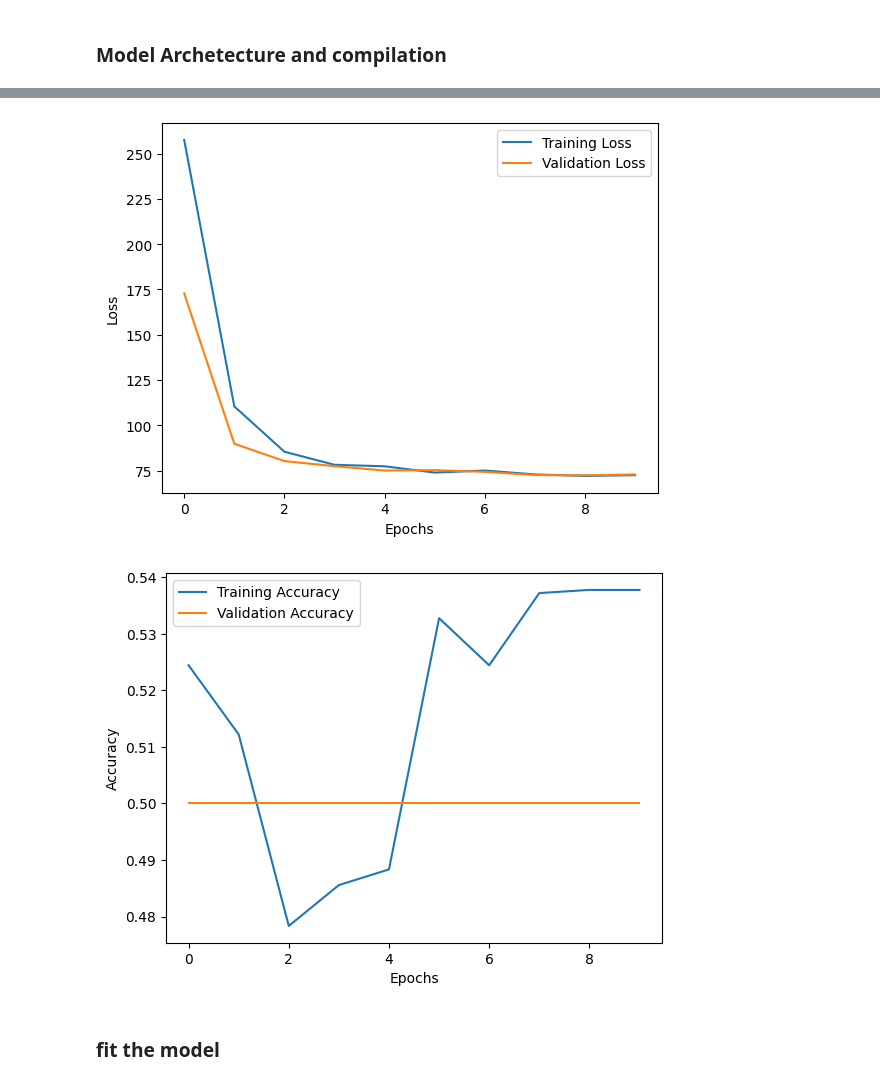
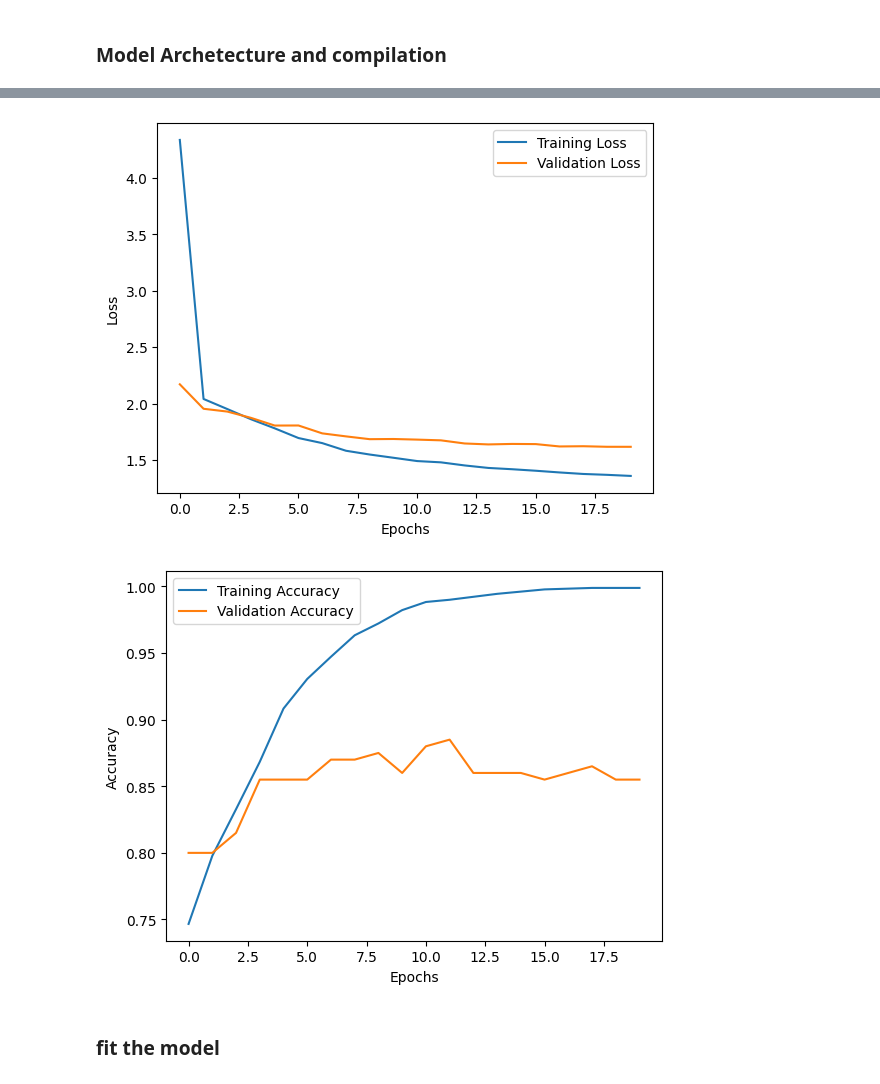
Before and after one commit to Ryan-McKee2001/Deep_Learning_Project-Fake_News_Detection, a Jupyter notebook: model_testing/40294886.ipynb, the cells around one changed output, grey strips where cells are left out. Drawn from its saved outputs; the diff is of its cells as text; code cells hidden in the pictures.

```diff
--- a/model_testing/40294886.ipynb
+++ b/model_testing/40294886.ipynb
@@ -44,7 +44,7 @@ In this section, data loading is executed. Utilizing the pandas library, the tra
 </h5>
 # %%
 # Load the training dataset
-df_training = pd.read_csv('C:\\Users\\ryanm\\OneDrive\\Desktop\\deep learning\\assignments\\Deep-Learning-Assignment-2\\train.csv', delimiter=',')
+df_training = pd.read_csv('C:\\Users\\ryanm\\OneDrive\\Desktop\\deep learning\\assignments\\Deep-Learning-Assignment-2\\train.csv')
 X_train = df_training.values[:, 0]
 y_train = np.array(df_training.values[:, 1], dtype=np.float32)
 
@@ -302,28 +318,30 @@ for word, i in tokenizer.word_index.items():
 <h2>Hyper-parameter settings for MLP using keras embedding layer<h2>
 # %%
 # Hyperparameters: MLP with Flattend glove word embeddings
-batch_size = 64 # Baseline batch size
-epochs = 10 # Baseline number of epochs
-learning_rate = 0.05 # Baseline learning rate
+batch_size = 32 # Baseline batch size
+epochs = 20 # Baseline number of epochs
+learning_rate = 0.001 # Baseline learning rate
 optimizer = tf.keras.optimizers.Adam(learning_rate=learning_rate) # Baseline optimizer
-validation_split = 0.1 # Baseline validation split: 10% of the training data
+n_folds = 10 # Baseline validation split: 10% of the training data
 initializer = he_uniform(seed=42) # Baseline initializer
 regularizer = l1(0.01) # Baseline regularizer
 activation = 'relu' # Baseline activation function - leaky relu, used to prevent dying relu problem as minus numbers and zeros values are a possiblity for some inputs because of dimensional spaces of embedded dimensions
 loss = 'binary_crossentropy' # Baseline loss function:binary crossentropy used for binary classification model
-hl1_size = 5 # Baseline number of hidden layer neurons
+hl1_size = 4 # Baseline number of hidden layer neurons
+validation_split = 0.1
 # %% [markdown]
 <h3>Model Archetecture and compilation</h3>
 # %%
 import time
+import tensorflow.keras.initializers as Initializers
 
 vocab_size = len(tokenizer.word_index) + 1  # Add 1 for padding token
 
 # Define the model
 model_2 = Sequential()
-model_2.add(Embedding(input_dim=vocab_size, output_dim=300, input_length=max_len))  # Specify input length here
+model_2.add(Embedding(input_dim=vocab_size, output_dim=300, input_length=max_len, weights=[embedding_matrix], trainable=True))  # Specify input length here
 model_2.add(Flatten())  # Specify input shape here
-model_2.add(Dense(hl1_size, activation=activation, kernel_initializer=initializer, kernel_regularizer=regularizer))
+model_2.add(Dense(hl1_size, activation=activation, kernel_initializer=initializer, kernel_regularizer=regularizer, bias_initializer=Initializers.zeros))  # hidden layer
 model_2.add(Dense(1, activation='sigmoid', kernel_regularizer=regularizer))
 
 
@@ -377,5 +395,5 @@ Time taken to train the model: 14.49960446357727 seconds
-[figure, old version]
+[figure, new version]
-[figure, old version]
+[figure, new version]
 # %% [markdown]
 <h3>fit the model</h3>
 # %%
```
Also changed, not shown: parts of 7 cells of this notebook, 19 other files.
